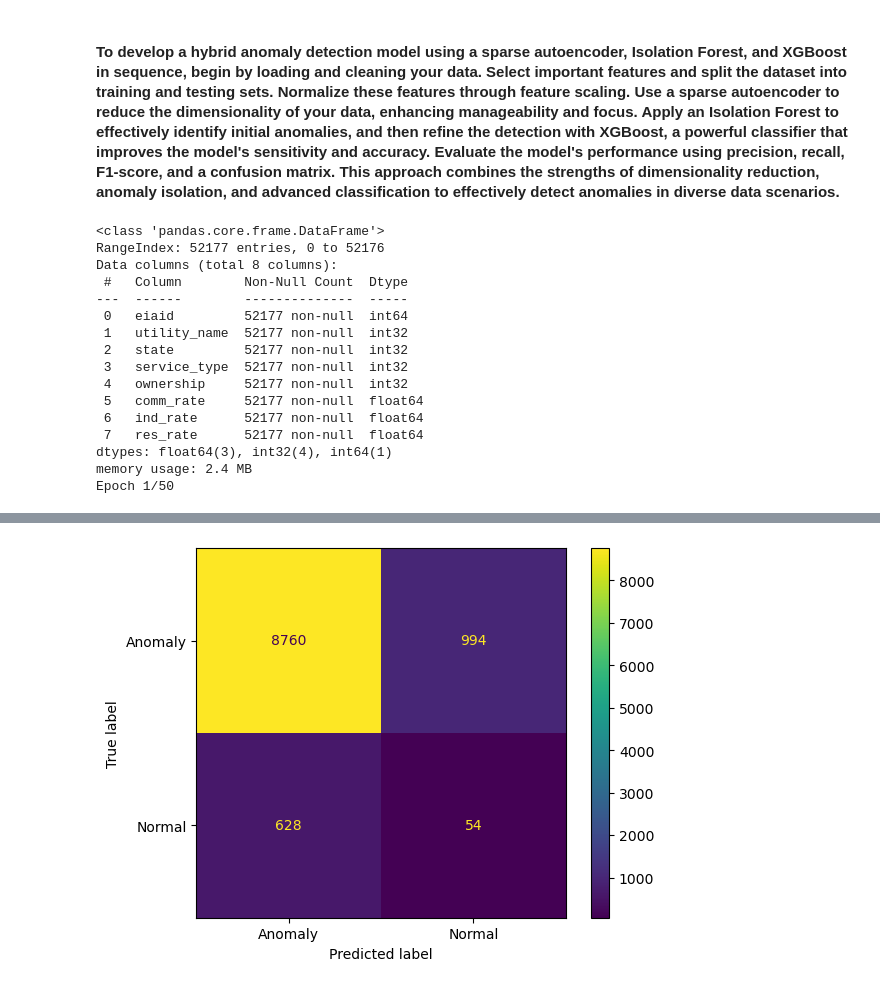
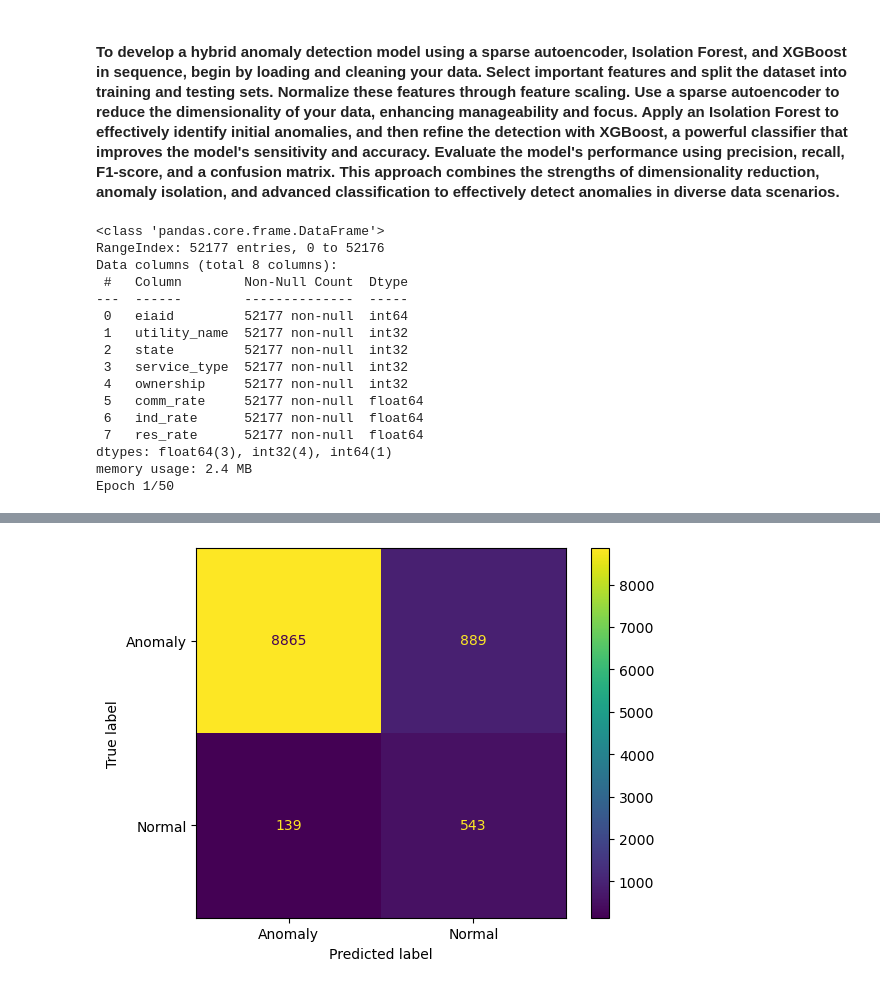
Before and after one commit to sebhatgg/DSE, a Jupyter notebook: US_Utili_2020_autoencoder_xgboost_isolationforest_Final.ipynb, the cells around one changed output, grey strips where cells are left out. Drawn from its saved outputs; the diff is of its cells as text; code cells hidden in the pictures.

```diff
--- a/US_Utili_2020_autoencoder_xgboost_isolationforest_Final.ipynb
+++ b/US_Utili_2020_autoencoder_xgboost_isolationforest_Final.ipynb
@@ -34,14 +34,14 @@ def complete_anomaly_detection_system():
     data = data.drop(['zip'], axis=1)
 
     data.info()
-    X = data.drop('res_rate', axis=1)  # Assuming 'target' is the column name of the continuous target variable
+    X = data.drop('res_rate', axis=1)  # Assuming 'res_rate' is the column name of the continuous target variable
     y_cont = data['res_rate']
 
     data = data.dropna(axis=0, inplace=True)
 
     y = np.where(y_cont > 0.2, 1, 0)  # Define `threshold` based on the dataset
 
-    selector = SelectKBest(f_classif, k=6)
+    selector = SelectKBest(f_classif, k=3)
     X_selected = selector.fit_transform(X, y)
 
     # Dimensionality reduction with sparse autoencoder
@@ -75,7 +75,7 @@ def complete_anomaly_detection_system():
     X_train_normal = X_train_scaled[normal_indices]
 
     # Train Isolation Forest on the filtered normal data
-    iso_forest = IsolationForest(contamination=0.1, n_estimators=200, random_state=42)
+    iso_forest = IsolationForest(contamination=0.1, n_estimators=100, random_state=42)
     iso_forest.fit(X_train_normal)
 
     # Predict and evaluate the model on the test set using Isolation Forest
@@ -143 +143 @@ F1 Score: 0.8595313522805875
-[figure, old version]
+[figure, new version]
```
Also changed, not shown: parts of 1 cell of this notebook, 1 other file.
